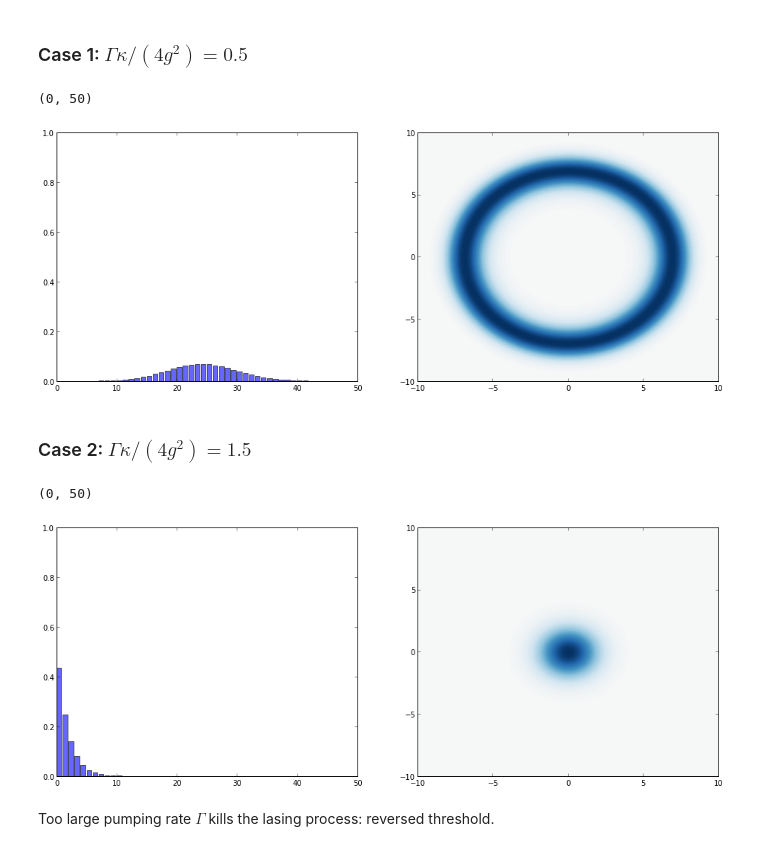
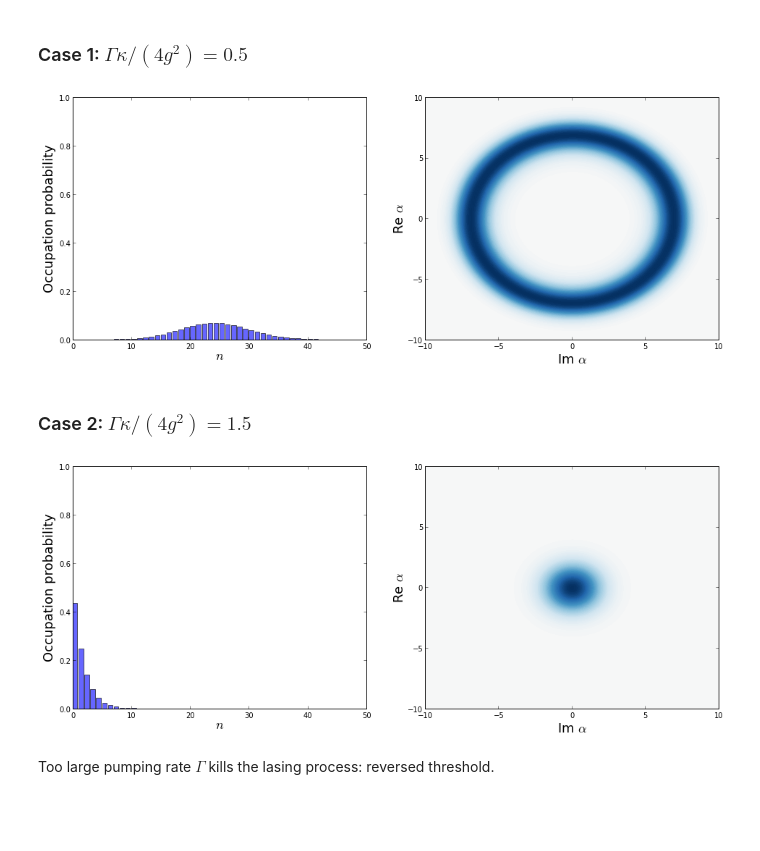
Before and after one commit to jrjohansson/qutip-lectures, a Jupyter notebook: Lecture-2B-Single-Atom-Lasing.ipynb, the cells around one changed output. Saved outputs shown, nothing was run; the diff lists cells and outputs as text; code cells hidden in the pictures; blank space fills up the shorter version.

```diff
--- a/Lecture-2B-Single-Atom-Lasing.ipynb
+++ b/Lecture-2B-Single-Atom-Lasing.ipynb
@@ -259,19 +273,22 @@ rho_ss = steadystate(H, c_ops)
 # %%
 fig, axes = subplots(1, 2, figsize=(16,6))
 
 xvec = linspace(-10,10,200)
 
 rho_cavity = ptrace(rho_ss, 0)
 W = wigner(rho_cavity, xvec, xvec)
 wlim = abs(W).max()
 axes[1].contourf(xvec, xvec, W, 100, norm=mpl.colors.Normalize(-wlim,wlim), cmap=get_cmap('RdBu'))
+axes[1].set_xlabel(r'Im $\alpha$', fontsize=18)
+axes[1].set_ylabel(r'Re $\alpha$', fontsize=18)
 
 axes[0].bar(arange(0, N), real(rho_cavity.diag()), color="blue", alpha=0.6)
+axes[0].set_xlabel(r'$n$', fontsize=18)
+axes[0].set_ylabel(r'Occupation probability', fontsize=18)
 axes[0].set_ylim(0, 1)
-axes[0].set_xlim(0, N)
+axes[0].set_xlim(0, N);
 # %% [output]
-(0, 50)
-[figure, old version]
+[figure, new version]
 # %% [markdown]
 ### Case 2: $\Gamma\kappa/(4g^2) = 1.5$
 # %%
@@ -289,13 +306,16 @@ rho_cavity = ptrace(rho_ss, 0)
 W = wigner(rho_cavity, xvec, xvec)
 wlim = abs(W).max()
 axes[1].contourf(xvec, xvec, W, 100, norm=mpl.colors.Normalize(-wlim,wlim), cmap=get_cmap('RdBu'))
+axes[1].set_xlabel(r'Im $\alpha$', fontsize=18)
+axes[1].set_ylabel(r'Re $\alpha$', fontsize=18)
 
 axes[0].bar(arange(0, N), real(rho_cavity.diag()), color="blue", alpha=0.6)
+axes[0].set_xlabel(r'$n$', fontsize=18)
+axes[0].set_ylabel(r'Occupation probability', fontsize=18)
 axes[0].set_ylim(0, 1)
-axes[0].set_xlim(0, N)
+axes[0].set_xlim(0, N);
 # %% [output]
-(0, 50)
-[figure, old version]
+[figure, new version]
 # %% [markdown]
 Too large pumping rate $\Gamma$ kills the lasing process: reversed threshold.
 # %% [markdown]
```
Also changed, not shown: parts of 13 cells of this notebook.
